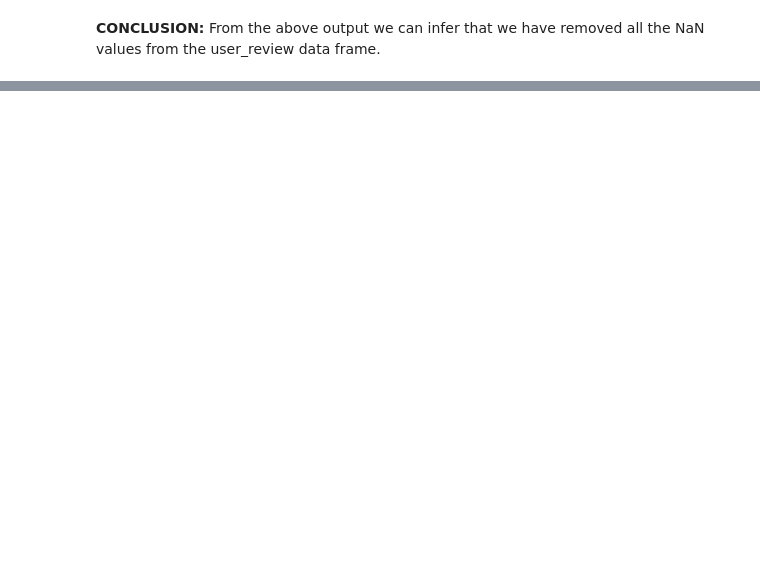
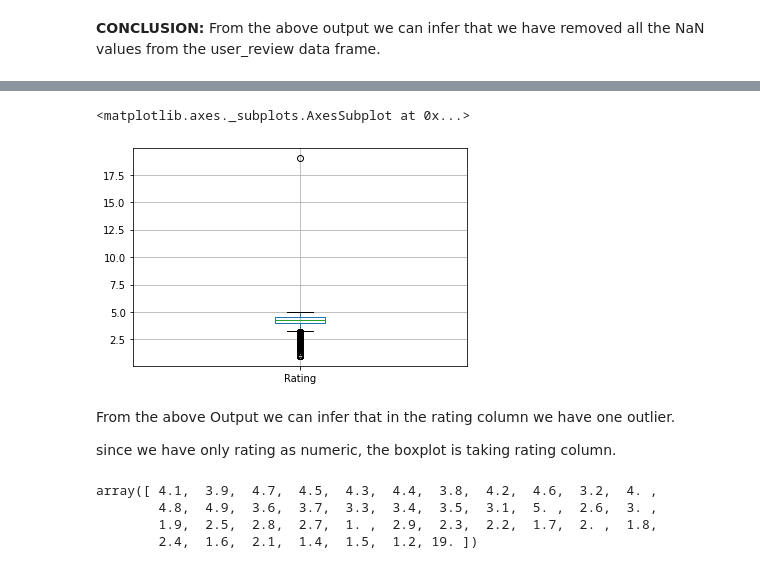
Before and after one commit to raushan9jnv/Play-Store-App-Review-Analysis, a Jupyter notebook: Almabetter_Play_Store_App_Review_Analysis_Capstone_Project_1.ipynb, the cells around one changed output, grey strips where cells are left out. Saved outputs shown, nothing was run; the diff lists cells and outputs as text; code cells hidden in the pictures; blank space fills up the shorter version.

```diff
--- a/Almabetter_Play_Store_App_Review_Analysis_Capstone_Project_1.ipynb
+++ b/Almabetter_Play_Store_App_Review_Analysis_Capstone_Project_1.ipynb
@@ -432,0 +598,3 @@ New_UserReviewInfo()
+# %%
+mode_value = df_apps.Rating.mode()[0]
+mode_value
@@ -432,0 +606,2 @@ New_UserReviewInfo()
+# %%
+df_apps.loc[2513] = df_apps.loc[2513].fillna(mode_value)
@@ -432,0 +716,2 @@ New_UserReviewInfo()
+# %%
+new_df_apps = df_apps.dropna(subset = ["Rating"],how= "all")
@@ -432,0 +752,16 @@ New_UserReviewInfo()
+# %%
+new_df_apps.boxplot()
+# %% [output]
+<matplotlib.axes._subplots.AxesSubplot at 0x...>
+[figure, added]
+# %% [markdown]
+From the above Output we can infer that in the rating column we have one outlier.
+
+since we have only rating as numeric, the boxplot is taking rating column.
+# %%
+new_df_apps['Rating'].unique()
+# %% [output]
+array([ 4.1,  3.9,  4.7,  4.5,  4.3,  4.4,  3.8,  4.2,  4.6,  3.2,  4. ,
+        4.8,  4.9,  3.6,  3.7,  3.3,  3.4,  3.5,  3.1,  5. ,  2.6,  3. ,
+        1.9,  2.5,  2.8,  2.7,  1. ,  2.9,  2.3,  2.2,  1.7,  2. ,  1.8,
+        2.4,  1.6,  2.1,  1.4,  1.5,  1.2, 19. ])
```
Also changed, not shown: parts of 135 cells of this notebook.
